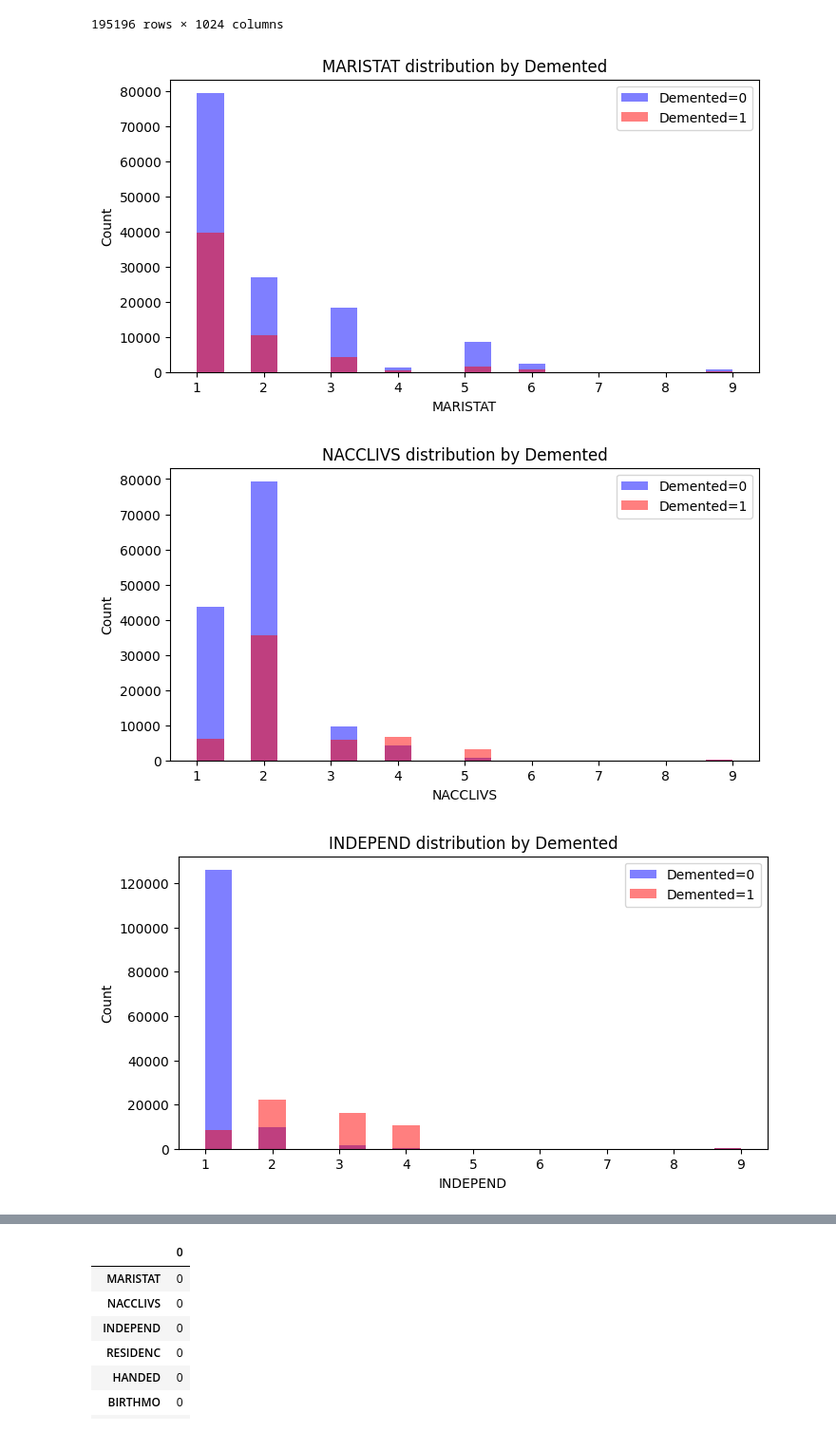
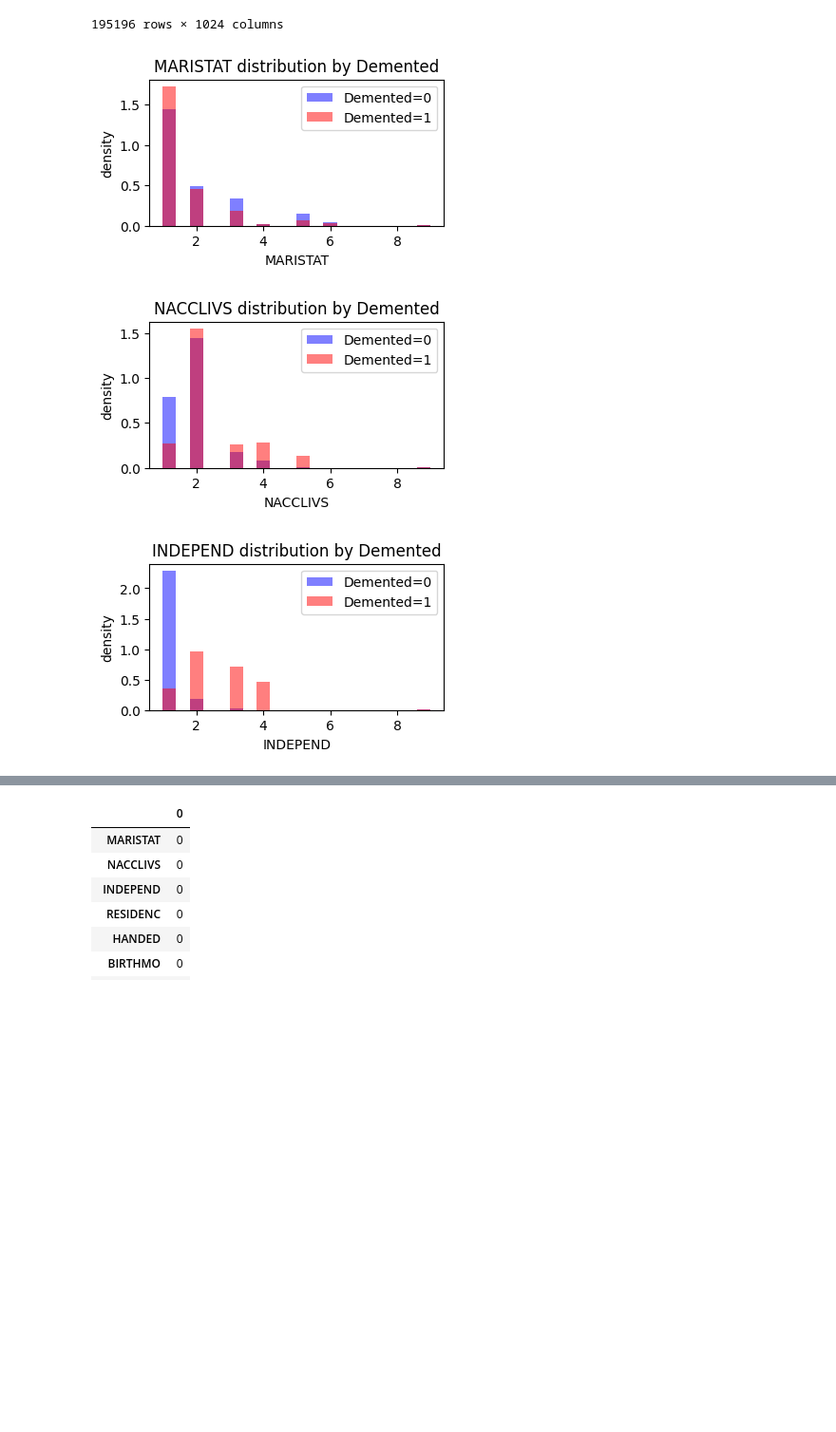
Before and after one commit to DimathJayasinghe/ModelX_hackathon, a Jupyter notebook: git_push_force.ipynb, the cells around one changed output, grey strips where cells are left out. Shown at 95% size. Cells and saved outputs as stored; diff of their text form; code cells hidden in the pictures; blank space fills up the shorter version.

```diff
--- a/git_push_force.ipynb
+++ b/git_push_force.ipynb
@@ -48,38 +48,38 @@ categorical_cols = df_new.select_dtypes(include=['object', 'category']).columns.
 
 # Plot histograms for numeric columns
 for col in numeric_cols:
-    plt.figure(figsize=(8,4))
-    plt.hist(df[df['DEMENTED']==0][col], bins=20, alpha=0.5, label='Demented=0', color='blue')
-    plt.hist(df[df['DEMENTED']==1][col], bins=20, alpha=0.5, label='Demented=1', color='red')
+    plt.figure(figsize=(4,2))
+    plt.hist(df[df['DEMENTED']==0][col], bins=20, density=True, alpha=0.5, label='Demented=0', color='blue')
+    plt.hist(df[df['DEMENTED']==1][col], bins=20, density=True, alpha=0.5, label='Demented=1', color='red')
     plt.title(f'{col} distribution by Demented')
     plt.xlabel(col)
-    plt.ylabel('Count')
+    plt.ylabel('density')
     plt.legend()
     plt.show()
 
 # Plot bar charts for categorical columns
 for col in categorical_cols:
-    plt.figure(figsize=(8,4))
+    plt.figure(figsize=(4,2))
     counts_0 = df[df['DEMENTED']==0][col].value_counts()
     counts_1 = df[df['DEMENTED']==1][col].value_counts()
 
     # Combine index for alignment
     categories = list(set(counts_0.index) | set(counts_1.index))
     counts_0 = counts_0.reindex(categories, fill_value=0)
     counts_1 = counts_1.reindex(categories, fill_value=0)
 
     # Bar width
     width = 0.4
     x = range(len(categories))
 
     plt.bar([i - width/2 for i in x], counts_0, width=width, color='blue', label='Demented=0')
     plt.bar([i + width/2 for i in x], counts_1, width=width, color='red', label='Demented=1')
     plt.xticks(x, categories, rotation=45)
     plt.title(f'{col} count by Demented')
     plt.ylabel('Count')
     plt.legend()
     plt.show()
 # %% [output]
-[figure, old version]
+[figure, new version]
-[figure, old version]
+[figure, new version]
-[figure, old version]
+[figure, new version]
```
Also changed, not shown: parts of 21 cells of this notebook.
